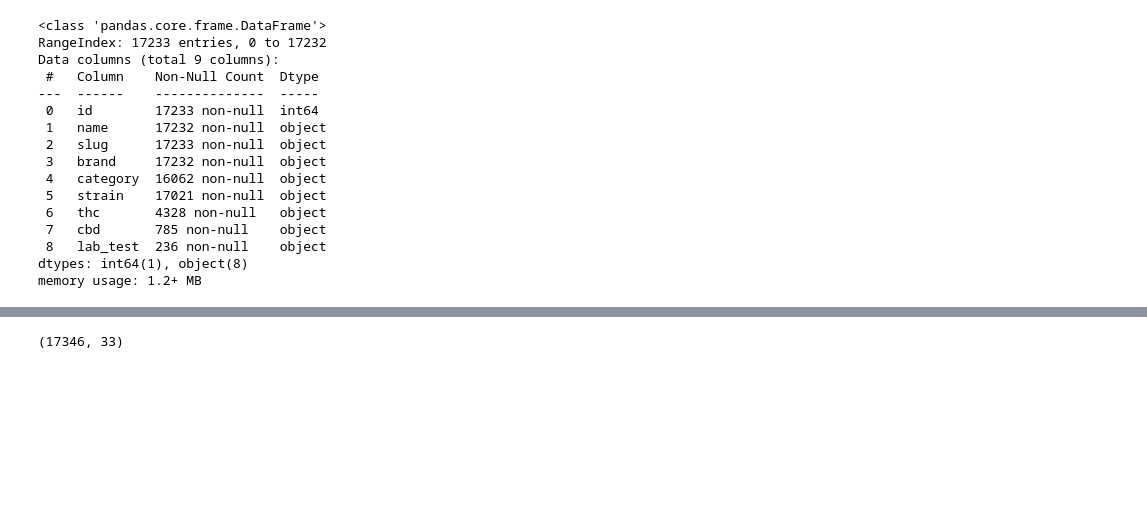
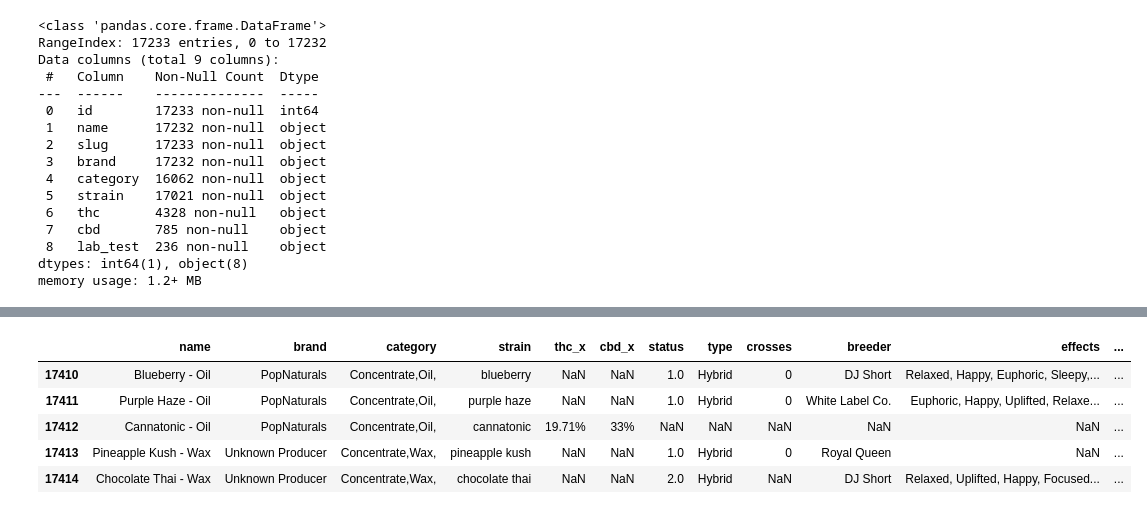
Before and after one commit to Indrejue/DS_20_and_21_TT9, a Jupyter notebook: Antony_eda.ipynb, the cells around one changed output, grey strips where cells are left out. Saved outputs shown, nothing was run; the diff lists cells and outputs as text; code cells hidden in the pictures; blank space fills up the shorter version.

```diff
--- a/Antony_eda.ipynb
+++ b/Antony_eda.ipynb
@@ -142,4 +151,6 @@ cbd            19
 dtype: int64
+# %%
+rate['strain'] = rate['strain'].str.replace('98 white widow', 'white widow')
 # %%
 plant.drop(['sort', 'thca', 'thcv', 'cbda', 'cbdv', 'cbg', 'cbgm', 'cbgv', 'cbc', 'cbcv', 'cbv', 'cbe', 'cbt', 'cbl', 'location'], axis=1, inplace=True)
 plant.head()
@@ -173,4 +164,10 @@ plant.tail(50)
-# %%
-plant.shape
-# %% [output]
-(17346, 33)
+# %%
+plant = pd.merge(plant, rate, how='left', on=['strain'])
+plant.tail()
+# %% [output]
+|  | name | brand | category | strain | thc_x | cbd_x | status | type | crosses | breeder | effects | ... |
+| 17410 | Blueberry - Oil | PopNaturals | Concentrate,Oil, | blueberry | NaN | NaN | 1.0 | Hybrid | 0 | DJ Short | Relaxed, Happy, Euphoric, Sleepy,... | ... |
+| 17411 | Purple Haze - Oil | PopNaturals | Concentrate,Oil, | purple haze | NaN | NaN | 1.0 | Hybrid | 0 | White Label Co. | Euphoric, Happy, Uplifted, Relaxe... | ... |
+| 17412 | Cannatonic - Oil | PopNaturals | Concentrate,Oil, | cannatonic | 19.71% | 33% | NaN | NaN | NaN | NaN | NaN | ... |
+| 17413 | Pineapple Kush - Wax | Unknown Producer | Concentrate,Wax, | pineapple kush | NaN | NaN | 1.0 | Hybrid | 0 | Royal Queen | NaN | ... |
+| 17414 | Chocolate Thai - Wax | Unknown Producer | Concentrate,Wax, | chocolate thai | NaN | NaN | 2.0 | Hybrid | NaN | DJ Short | Relaxed, Uplifted, Happy, Focused... | ... |
```
Also changed, not shown: parts of 9 cells of this notebook.
